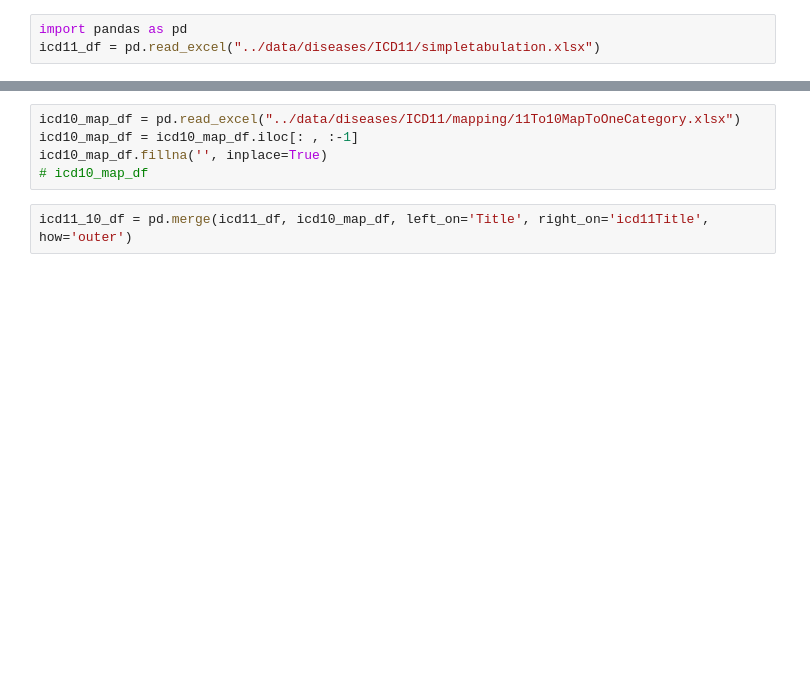
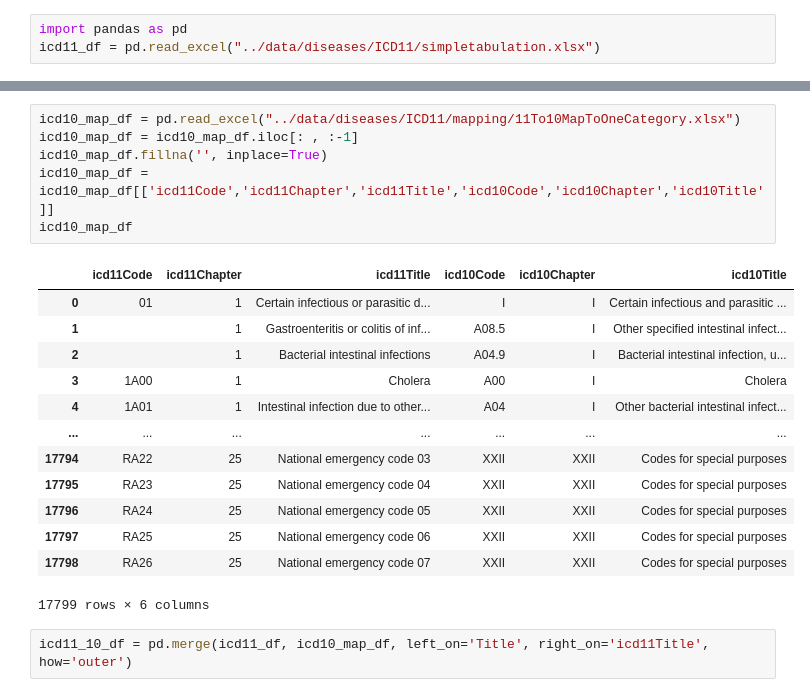
Before and after one commit to rangan2510/InteractDb-rc2, a Jupyter notebook: parser/icd-11-parser.ipynb, the cells around one changed output, grey strips where cells are left out. Drawn from its saved outputs; the diff is of its cells as text; blank space fills up the shorter version.

```diff
--- a/parser/icd-11-parser.ipynb
+++ b/parser/icd-11-parser.ipynb
@@ -10,7 +24,22 @@ icd11_df['Title'] = [x.strip('- ') for x in icd11_df.Title.to_list()]
 # %%
 icd10_map_df = pd.read_excel("../data/diseases/ICD11/mapping/11To10MapToOneCategory.xlsx")
 icd10_map_df = icd10_map_df.iloc[: , :-1]
 icd10_map_df.fillna('', inplace=True)
-# icd10_map_df
+icd10_map_df = icd10_map_df[['icd11Code','icd11Chapter','icd11Title','icd10Code','icd10Chapter','icd10Title']]
+icd10_map_df
+# %% [output]
+|  | icd11Code | icd11Chapter | icd11Title | icd10Code | icd10Chapter | icd10Title |
+| 0 | 01 | 1 | Certain infectious or parasitic d... | I | I | Certain infectious and parasitic ... |
+| 1 |  | 1 | Gastroenteritis or colitis of inf... | A08.5 | I | Other specified intestinal infect... |
+| 2 |  | 1 | Bacterial intestinal infections | A04.9 | I | Bacterial intestinal infection, u... |
+| 3 | 1A00 | 1 | Cholera | A00 | I | Cholera |
+| 4 | 1A01 | 1 | Intestinal infection due to other... | A04 | I | Other bacterial intestinal infect... |
+| ... | ... | ... | ... | ... | ... | ... |
+| 17794 | RA22 | 25 | National emergency code 03 | XXII | XXII | Codes for special purposes |
+| 17795 | RA23 | 25 | National emergency code 04 | XXII | XXII | Codes for special purposes |
+| 17796 | RA24 | 25 | National emergency code 05 | XXII | XXII | Codes for special purposes |
+| 17797 | RA25 | 25 | National emergency code 06 | XXII | XXII | Codes for special purposes |
+| 17798 | RA26 | 25 | National emergency code 07 | XXII | XXII | Codes for special purposes |
+17799 rows × 6 columns
 # %%
 icd11_10_df = pd.merge(icd11_df, icd10_map_df, left_on='Title', right_on='icd11Title', how='outer')
```
Also changed, not shown: parts of 6 cells of this notebook, 13 other files.
